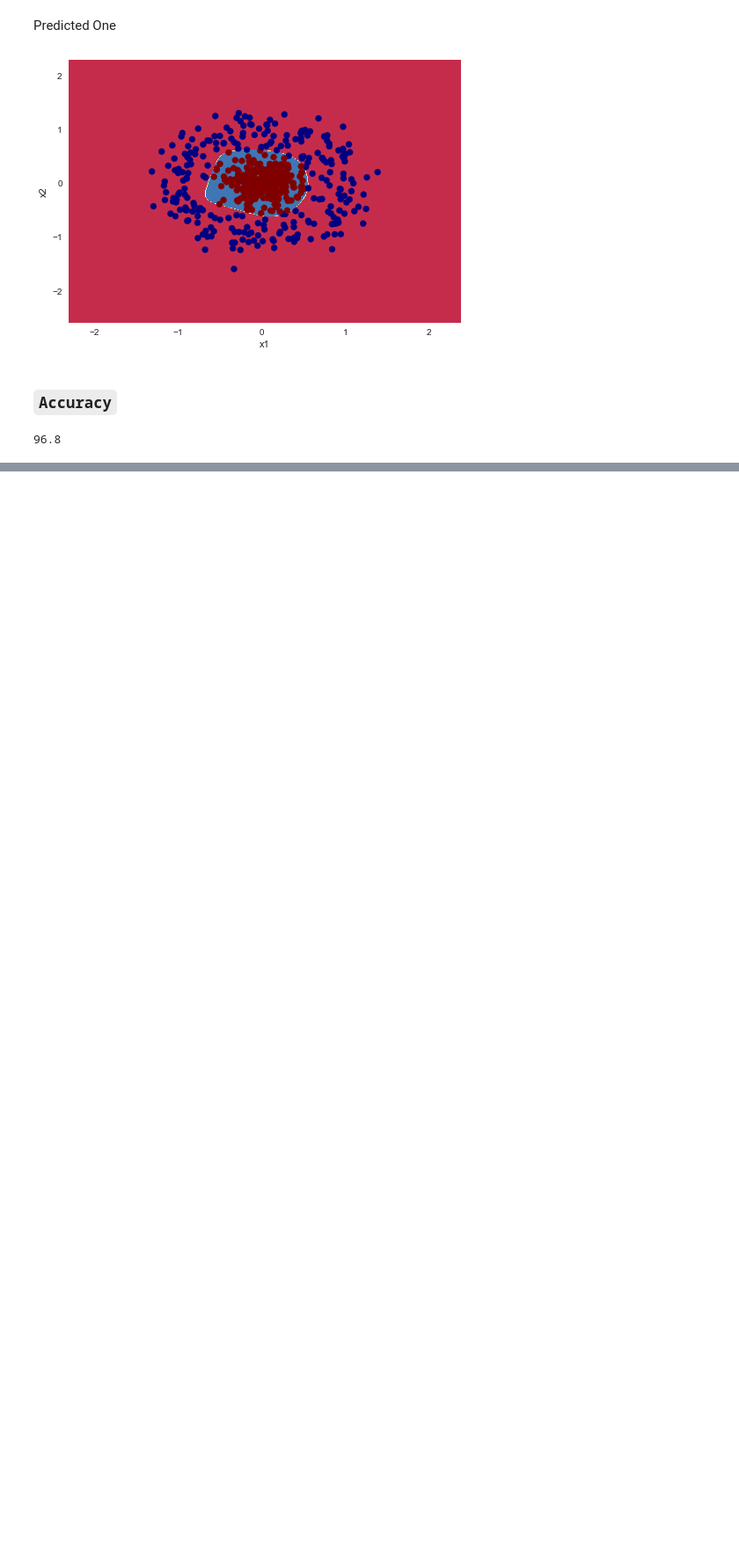
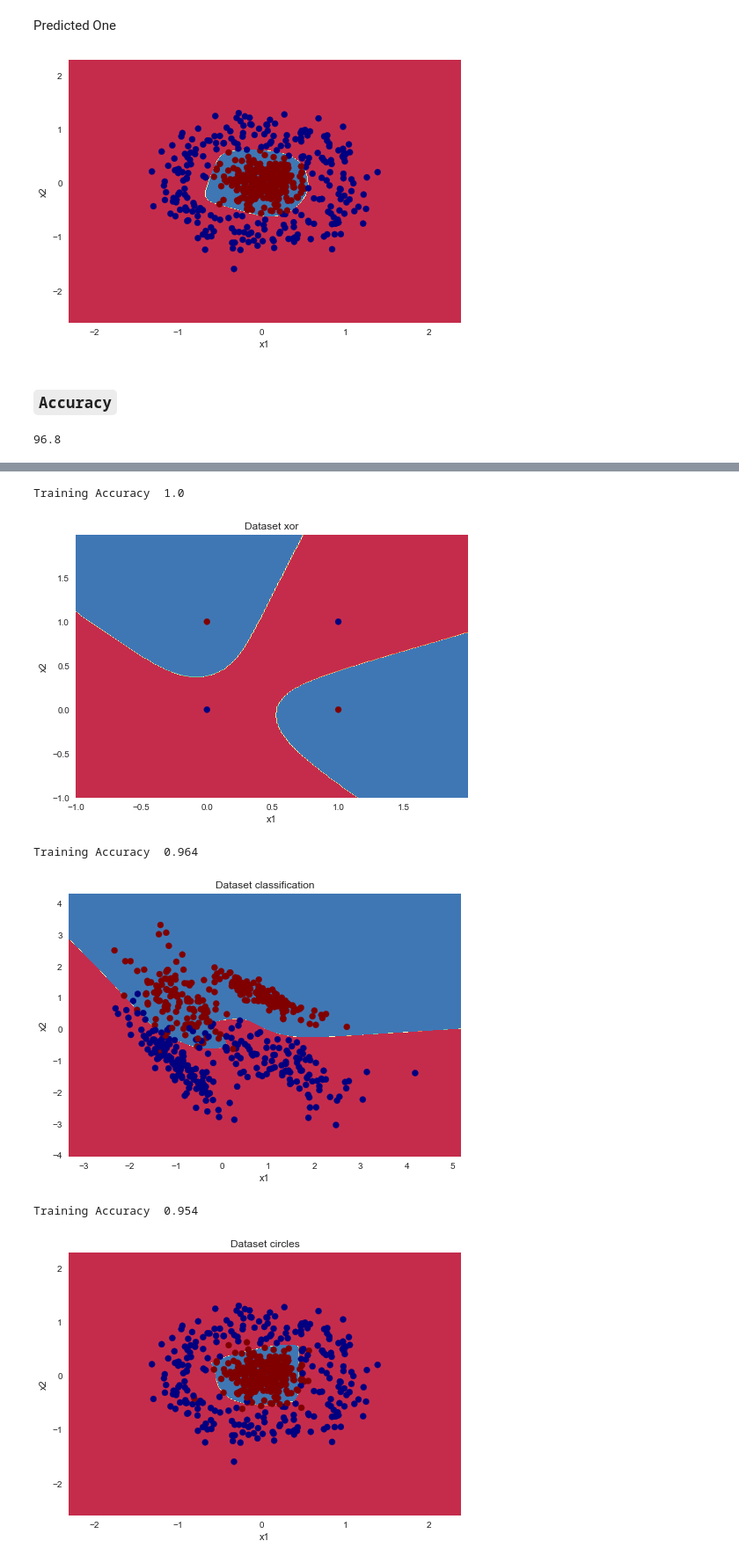
Before and after one commit to ardourApeX/Machine-Learning-Algorithms, a Jupyter notebook: Artificial Neural Network/NN.ipynb, the cells around one changed output, grey strips where cells are left out. Shown: that part at 88% size. Saved outputs shown, nothing was run; the diff lists cells and outputs as text; code cells hidden in the pictures; blank space fills up the shorter version.

```diff
--- a/Artificial Neural Network/NN.ipynb
+++ b/Artificial Neural Network/NN.ipynb
@@ -285,0 +322,49 @@ print(score)
+# %%
+def load_dataset(dataset):
+
+    if dataset == 'moons':
+        X, Y = make_moons(n_samples = 500, noise = 0.2, random_state = 1)
+
+    elif dataset == "circles":
+        X, Y = make_circles(n_samples = 500, shuffle = True, noise = 0.2, random_state = 1, factor = 0.2)
+
+    elif dataset == "classification":
+        X, Y = make_classification(n_samples = 500, n_classes = 2, n_features = 2, n_informative = 2, n_redundant = 0, random_state = 1)
+
+    else:
+        X = np.array([[0, 0],
+              [0, 1],
+              [1, 1],
+              [1, 0]
+             ])
+
+        Y = np.array([0, 1, 0, 1])
+
+
+    return X, Y
+# %%
+datasets = ["xor", "classification", "circles", "moons"]
+# %%
+for dataset in datasets:
+
+    model = NeuralNetwork(number_of_features = 2, layers = [4, 3], output_size = 2)
+
+    X, Y = load_dataset(dataset)
+
+    Train(X, Y, model, 1000, 0.01, False)
+    output = model.Predict(X)
+
+    training_accuracy = np.sum(output == Y)/Y.shape[0]
+
+    print("Training Accuracy ", training_accuracy)
+
+    plt.title("Dataset " + dataset)
+    plot_decision_boundary(lambda x : model.Predict(x), X, Y)
+    plt.show()
+# %% [output]
+Training Accuracy  1.0
+[figure, added]
+Training Accuracy  0.964
+[figure, added]
+Training Accuracy  0.954
+[figure, added]
```
Also changed, not shown: parts of 11 cells of this notebook.
